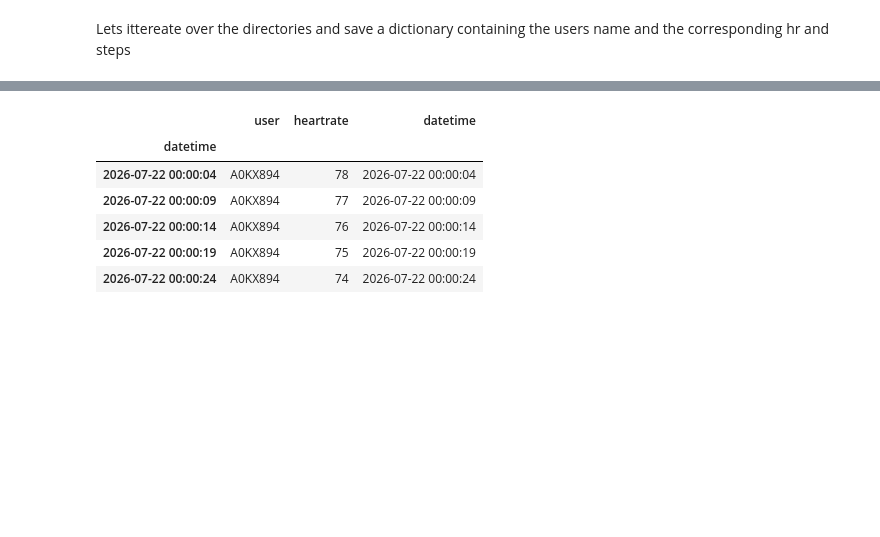
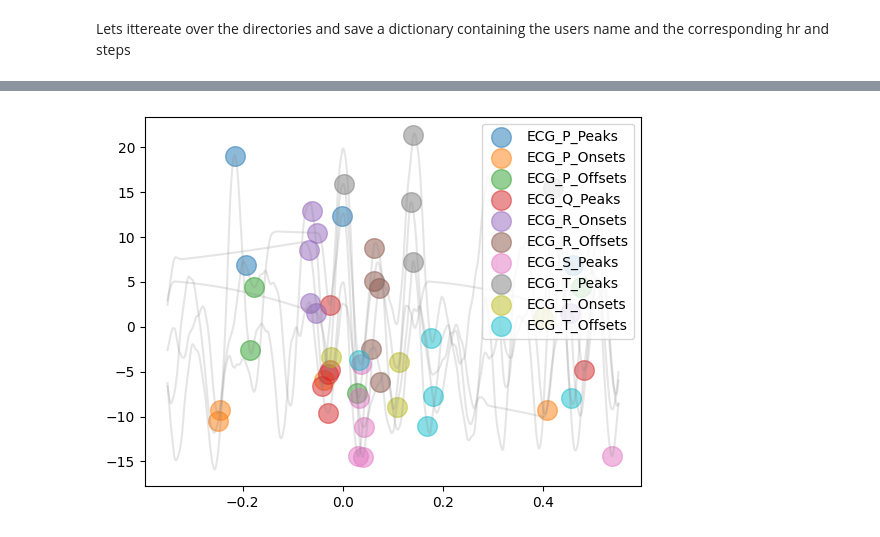
Before and after one commit to Heatdh/IterAsianAI, a Jupyter notebook: lightweight_hr_horizantalmerge.ipynb, the cells around one changed output, grey strips where cells are left out. Drawn from its saved outputs; the diff is of its cells as text; code cells hidden in the pictures; blank space fills up the shorter version.

```diff
--- a/lightweight_hr_horizantalmerge.ipynb
+++ b/lightweight_hr_horizantalmerge.ipynb
@@ -109,12 +121,8 @@ for user in dict_user_data.keys():
 # %%
 df_t = merged_df_same_user_dict['A0KX894']
-# %%
-df_t.head()
-# %% [output]
-|  | user | heartrate | datetime |
-| datetime |  |  |  |
-| 2026-07-22 00:00:04 | A0KX894 | 78 | 2026-07-22 00:00:04 |
-| 2026-07-22 00:00:09 | A0KX894 | 77 | 2026-07-22 00:00:09 |
-| 2026-07-22 00:00:14 | A0KX894 | 76 | 2026-07-22 00:00:14 |
-| 2026-07-22 00:00:19 | A0KX894 | 75 | 2026-07-22 00:00:19 |
-| 2026-07-22 00:00:24 | A0KX894 | 74 | 2026-07-22 00:00:24 |
+# %%
+cleaned_ecg = nk.ecg_clean(df_t["heartrate"], sampling_rate=1000, method='neurokit')
+r_signals, r_info = nk.ecg_peaks(cleaned_ecg, sampling_rate=1000)
+peak_signals, peak_waves = nk.ecg_delineate(cleaned_ecg, r_info['ECG_R_Peaks'], sampling_rate=1000, method='dwt', show=True, show_type="all")
+# %% [output]
+[figure, added]
```
Also changed, not shown: parts of 8 cells of this notebook, 10 other files.
